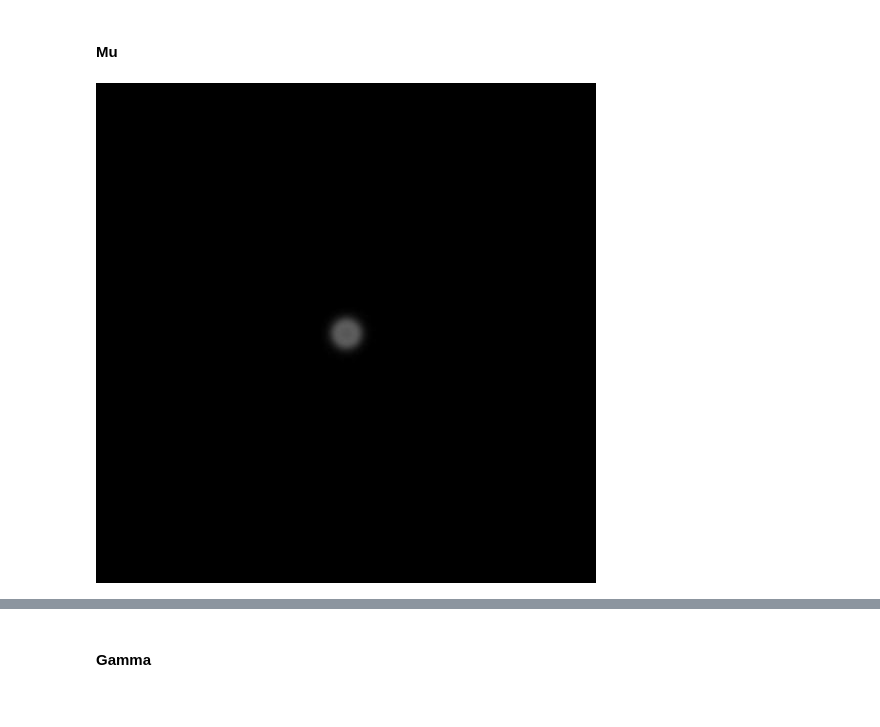
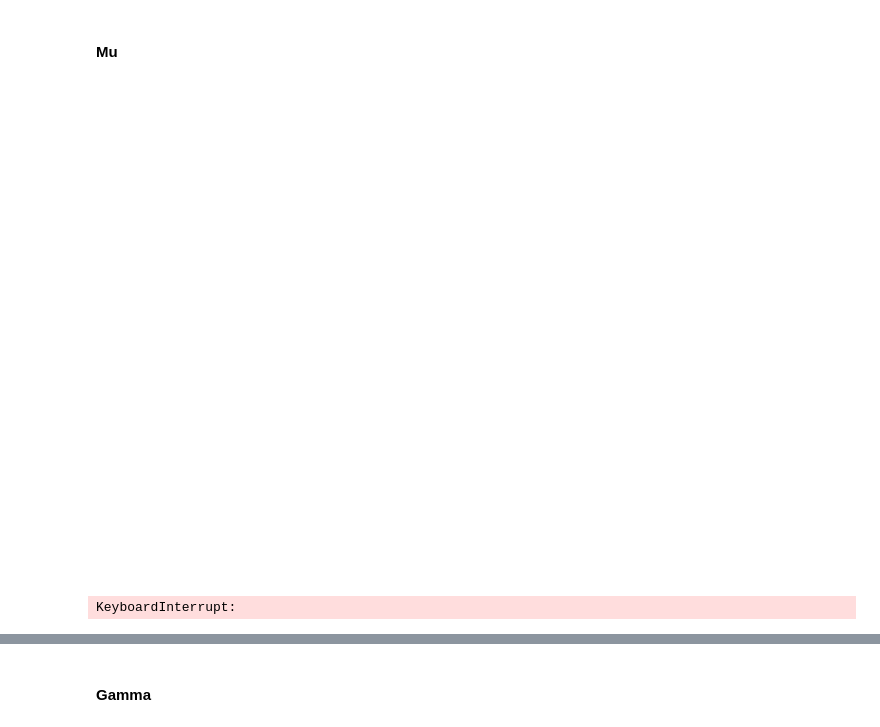
Before and after one commit to andgoldschmidt/ReactionDiffusion, a Jupyter notebook: TF_ReactionDiffusion.ipynb, the cells around one changed output, grey strips where cells are left out. Saved outputs shown, nothing was run; the diff lists cells and outputs as text; code cells hidden in the pictures.

```diff
--- a/TF_ReactionDiffusion.ipynb
+++ b/TF_ReactionDiffusion.ipynb
@@ -150,5 +175,5 @@ tf.global_variables_initializer().run()
 for i in range(10000):
     # Type delta (δ)
     step.run({dt: 0.15, a: 1, b: 0.5, f: 0.03, k: 0.055})
-    DisplayArray(V.eval(), rng=[0, 1])
+    DisplayArray(1-V.eval(), rng=[0, 1])
 # %% [output]
@@ -192,7 +217,11 @@ Type gamma (γ)
 # Type theta (θ)
 tf.global_variables_initializer().run()
 
+result_t1 = []
 for i in range(10000):
     step.run({dt: 0.19, a: 1, b: 0.5, f: 0.038, k: 0.061})
-    DisplayArray(V.eval(), rng=[0, 1])
+    if i%100 == 0:
+        tmp = V.eval()
+        result_t1.append([i,tmp])
+    DisplayArray(1-tmp, rng=[0, 1])
 # %% [output]
@@ -201,7 +230,11 @@ for i in range(10000):
 # Type theta (θ)
 tf.global_variables_initializer().run()
 
+result_t2 = []
 for i in range(10000):
     step.run({dt: 0.19, a: 1, b: 0.5, f: 0.030, k: 0.057})
-    DisplayArray(V.eval(), rng=[0, 1])
+    if i%100 == 0:
+        tmp = V.eval()
+        result_t2.append([i,tmp])
+    DisplayArray(1-tmp, rng=[0, 1])
 # %% [output]
@@ -212,7 +245,11 @@ for i in range(10000):
 # Type kappa
 tf.global_variables_initializer().run()
 
+result_k1=[]
 for i in range(10000):
     step.run({dt: 0.19, a: 1, b: 0.5, f: 0.050, k: 0.063})
-    DisplayArray(V.eval(), rng=[0, 1])
+    if i%100 == 0:
+        tmp = V.eval()
+        result_k1.append([i,tmp])
+    DisplayArray(1-tmp, rng=[0, 1])
 # %% [output]
@@ -242,12 +279,17 @@ for i in range(10000):
 # %%
 # Type mu
 tf.global_variables_initializer().run()
 
+result_m1 = []
 for i in range(10000):
     step.run({dt: 0.19, a: 1, b: 0.5, f: 0.046, k: 0.065})
-    DisplayArray(V.eval(), rng=[0, 1])
+    if i%100 == 0:
+        tmp = V.eval()
+        result_m1.append([i,tmp])
+        DisplayArray(1-tmp, rng=[0, 1])
 # %% [output]
-[figure, old version]
+[figure, new version]
+KeyboardInterrupt:
 # %%
 # Type mu
 tf.global_variables_initializer().run()
```
Also changed, not shown: parts of 13 cells of this notebook, 1 other file.
